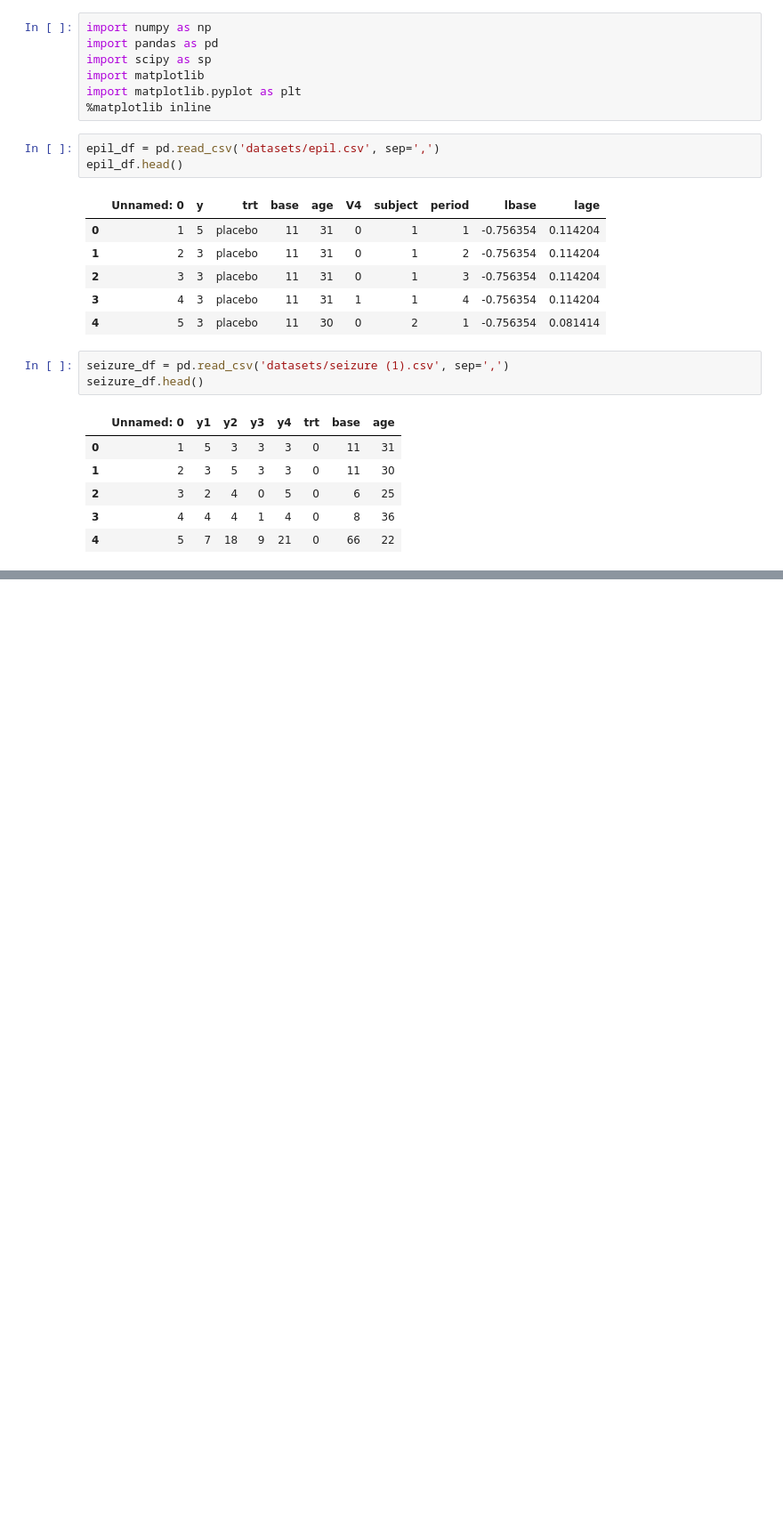
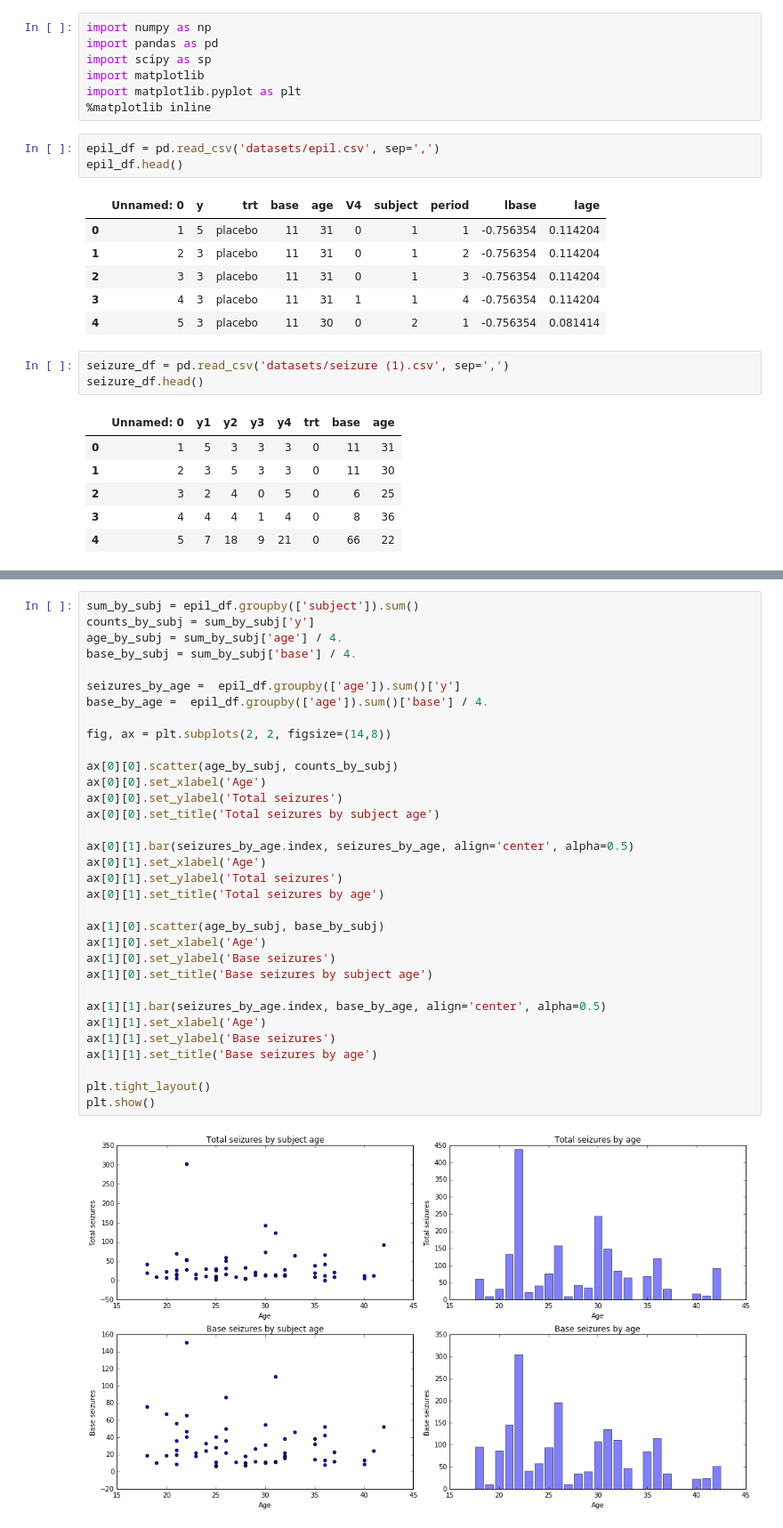
Before and after one commit to fbecerra/seizuresandepilepsy, a Jupyter notebook: explore_epil_data.ipynb, the cells around one changed output, grey strips where cells are left out. Shown: that part at 89% size. Cells and saved outputs as stored; diff of their text form; blank space fills up the shorter version.

```diff
--- a/explore_epil_data.ipynb
+++ b/explore_epil_data.ipynb
@@ -27,0 +45,35 @@ seizure_df.head()
+# %%
+sum_by_subj = epil_df.groupby(['subject']).sum()
+counts_by_subj = sum_by_subj['y']
+age_by_subj = sum_by_subj['age'] / 4.
+base_by_subj = sum_by_subj['base'] / 4.
+
+seizures_by_age =  epil_df.groupby(['age']).sum()['y']
+base_by_age =  epil_df.groupby(['age']).sum()['base'] / 4.
+
+fig, ax = plt.subplots(2, 2, figsize=(14,8))
+
+ax[0][0].scatter(age_by_subj, counts_by_subj)
+ax[0][0].set_xlabel('Age')
+ax[0][0].set_ylabel('Total seizures')
+ax[0][0].set_title('Total seizures by subject age')
+
+ax[0][1].bar(seizures_by_age.index, seizures_by_age, align='center', alpha=0.5)
+ax[0][1].set_xlabel('Age')
+ax[0][1].set_ylabel('Total seizures')
+ax[0][1].set_title('Total seizures by age')
+
+ax[1][0].scatter(age_by_subj, base_by_subj)
+ax[1][0].set_xlabel('Age')
+ax[1][0].set_ylabel('Base seizures')
+ax[1][0].set_title('Base seizures by subject age')
+
+ax[1][1].bar(seizures_by_age.index, base_by_age, align='center', alpha=0.5)
+ax[1][1].set_xlabel('Age')
+ax[1][1].set_ylabel('Base seizures')
+ax[1][1].set_title('Base seizures by age')
+
+plt.tight_layout()
+plt.show()
+# %% [output]
+[figure, added]
```
Also changed, not shown: parts of 3 cells of this notebook.
